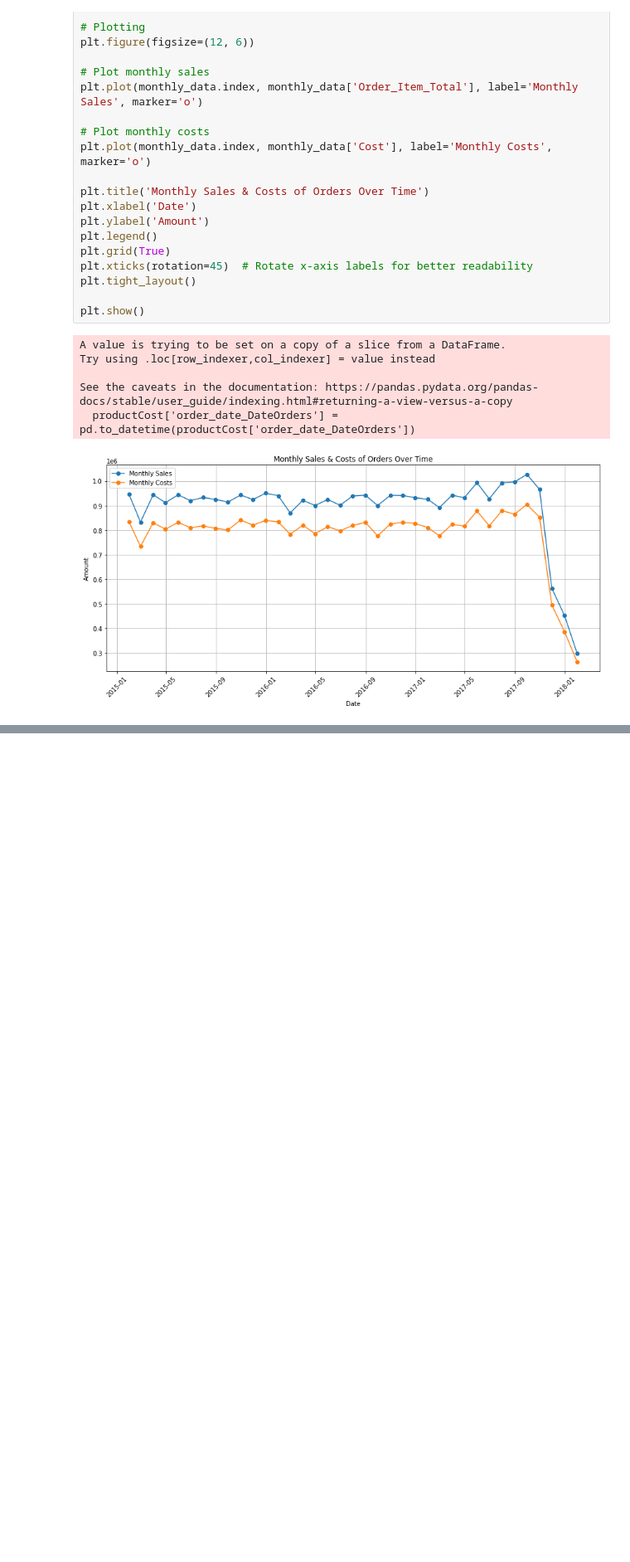
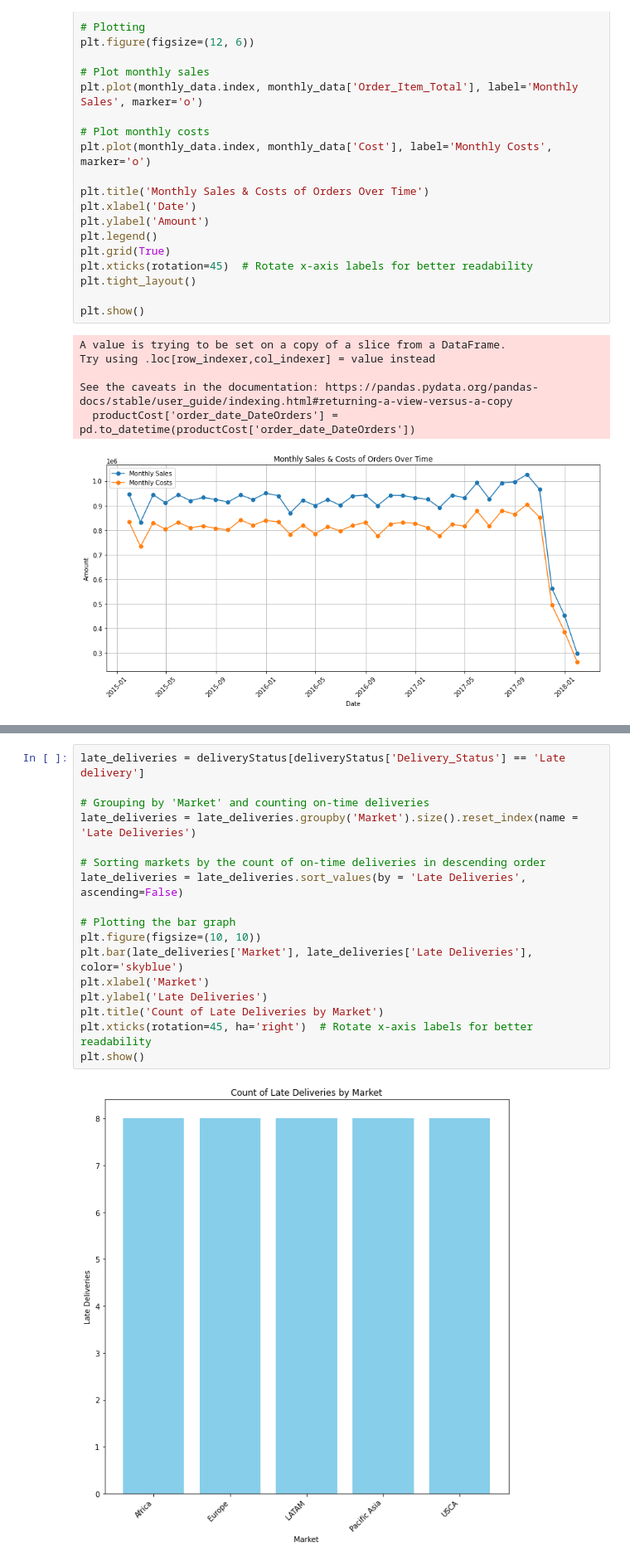
Before and after one commit to CCNY-Analytics-and-Quant/StevenCEdwinA-BAFall2023, a Jupyter notebook: Final Project.ipynb, the cells around one changed output, grey strips where cells are left out. Shown at 83% size. Drawn from its saved outputs; the diff is of its cells as text; blank space fills up the shorter version.

```diff
--- a/Final Project.ipynb
+++ b/Final Project.ipynb
@@ -421,0 +523,19 @@ See the caveats in the documentation: https://pandas.pydata.org/pandas-docs/stab
+# %%
+late_deliveries = deliveryStatus[deliveryStatus['Delivery_Status'] == 'Late delivery']
+
+# Grouping by 'Market' and counting on-time deliveries
+late_deliveries = late_deliveries.groupby('Market').size().reset_index(name = 'Late Deliveries')
+
+# Sorting markets by the count of on-time deliveries in descending order
+late_deliveries = late_deliveries.sort_values(by = 'Late Deliveries', ascending=False)
+
+# Plotting the bar graph
+plt.figure(figsize=(10, 10))
+plt.bar(late_deliveries['Market'], late_deliveries['Late Deliveries'], color='skyblue')
+plt.xlabel('Market')
+plt.ylabel('Late Deliveries')
+plt.title('Count of Late Deliveries by Market')
+plt.xticks(rotation=45, ha='right')  # Rotate x-axis labels for better readability
+plt.show()
+# %% [output]
+[figure, added]
```
Also changed, not shown: parts of 7 cells of this notebook.
